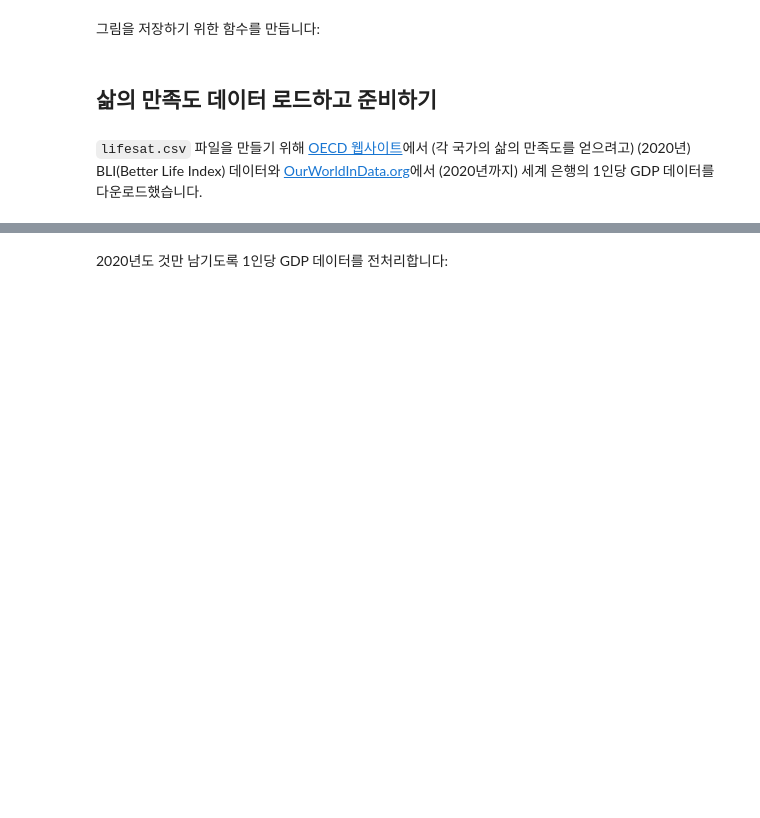
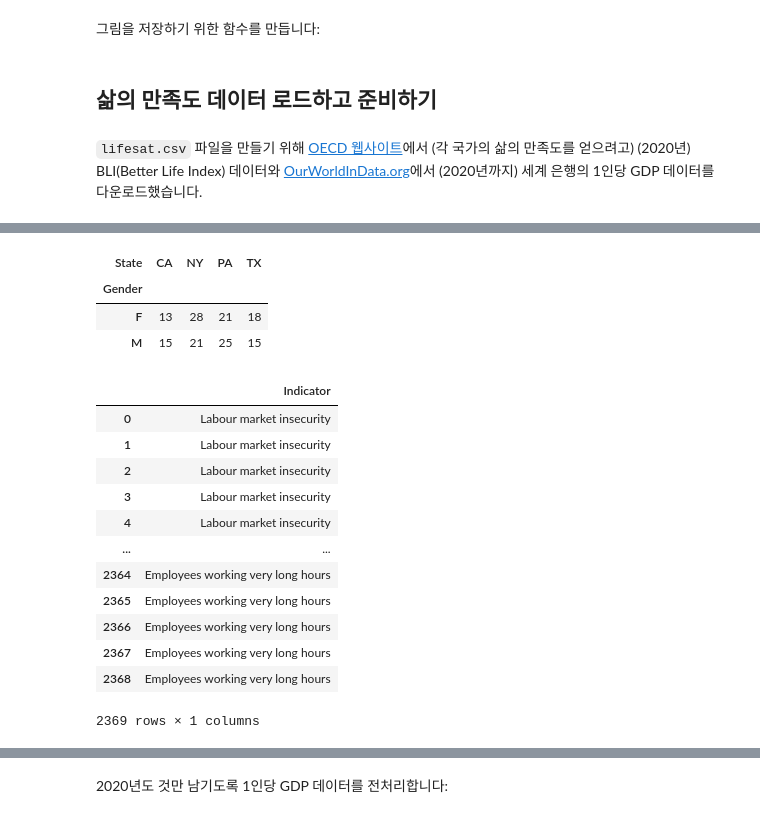
Before and after one commit to gracesjy/handson-ml3, a Jupyter notebook: 01_the_machine_learning_landscape.ipynb, the cells around one changed output, grey strips where cells are left out. Saved outputs shown, nothing was run; the diff lists cells and outputs as text; code cells hidden in the pictures; blank space fills up the shorter version.

```diff
--- a/01_the_machine_learning_landscape.ipynb
+++ b/01_the_machine_learning_landscape.ipynb
@@ -146,0 +223,25 @@ gdp_per_capita = pd.read_csv(datapath / "gdp_per_capita.csv")
+# %%
+x = df.pivot(index="Gender", columns="State",values="Expense")
+x.head()
+# %% [output]
+| State | CA | NY | PA | TX |
+| Gender |  |  |  |  |
+| F | 13 | 28 | 21 | 18 |
+| M | 15 | 21 | 25 | 15 |
+# %%
+x = oecd_bli[['Indicator']]
+x
+# %% [output]
+|  | Indicator |
+| 0 | Labour market insecurity |
+| 1 | Labour market insecurity |
+| 2 | Labour market insecurity |
+| 3 | Labour market insecurity |
+| 4 | Labour market insecurity |
+| ... | ... |
+| 2364 | Employees working very long hours |
+| 2365 | Employees working very long hours |
+| 2366 | Employees working very long hours |
+| 2367 | Employees working very long hours |
+| 2368 | Employees working very long hours |
+2369 rows × 1 columns
```
Also changed, not shown: parts of 13 cells of this notebook.
